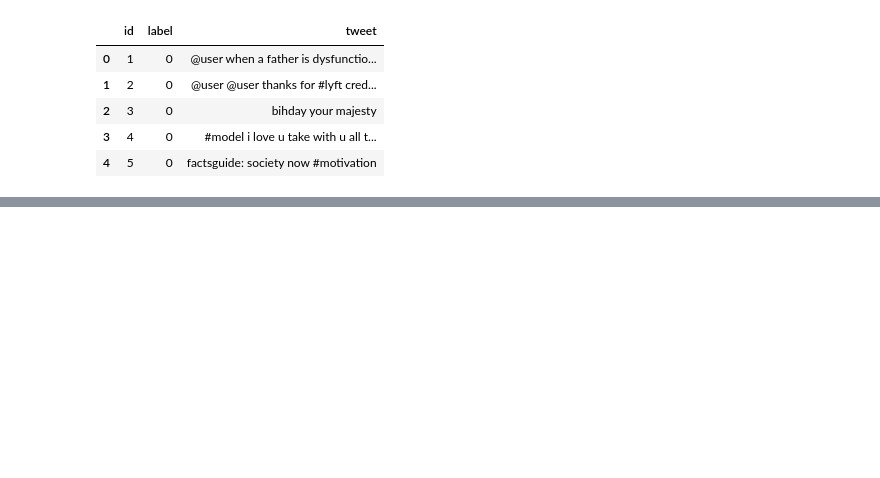
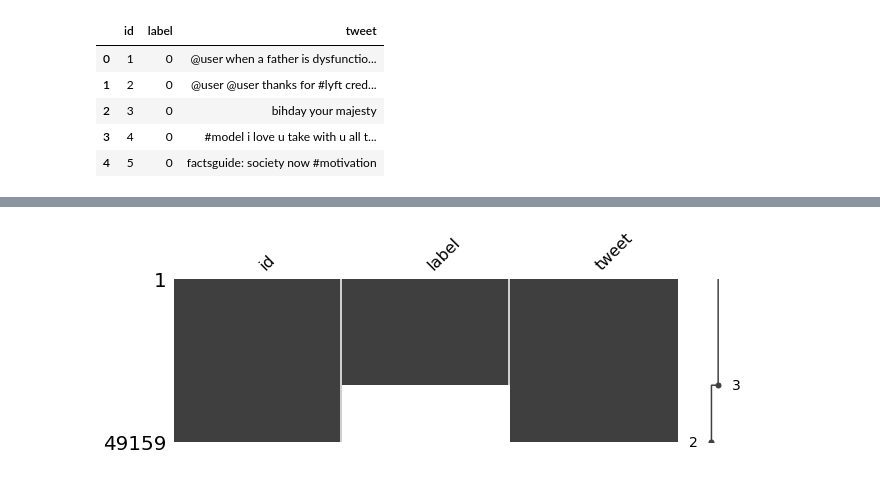
Before and after one commit to NilSagor/AV_ml_practice, a Jupyter notebook: tweet_senti/Untitled.ipynb, the cells around one changed output, grey strips where cells are left out. Drawn from its saved outputs; the diff is of its cells as text; code cells hidden in the pictures; blank space fills up the shorter version.

```diff
--- a/tweet_senti/Untitled.ipynb
+++ b/tweet_senti/Untitled.ipynb
@@ -30,0 +52,3 @@ train_data.head()
+# %%
+# join train and test files
+data_raw = train_data.append(test_data, ignore_index = True)
@@ -30,0 +92,4 @@ train_data.head()
+# %%
+missingno.matrix(data_raw, figsize=(10,3));
+# %% [output]
+[figure, added]
```
Also changed, not shown: parts of 18 cells of this notebook.
